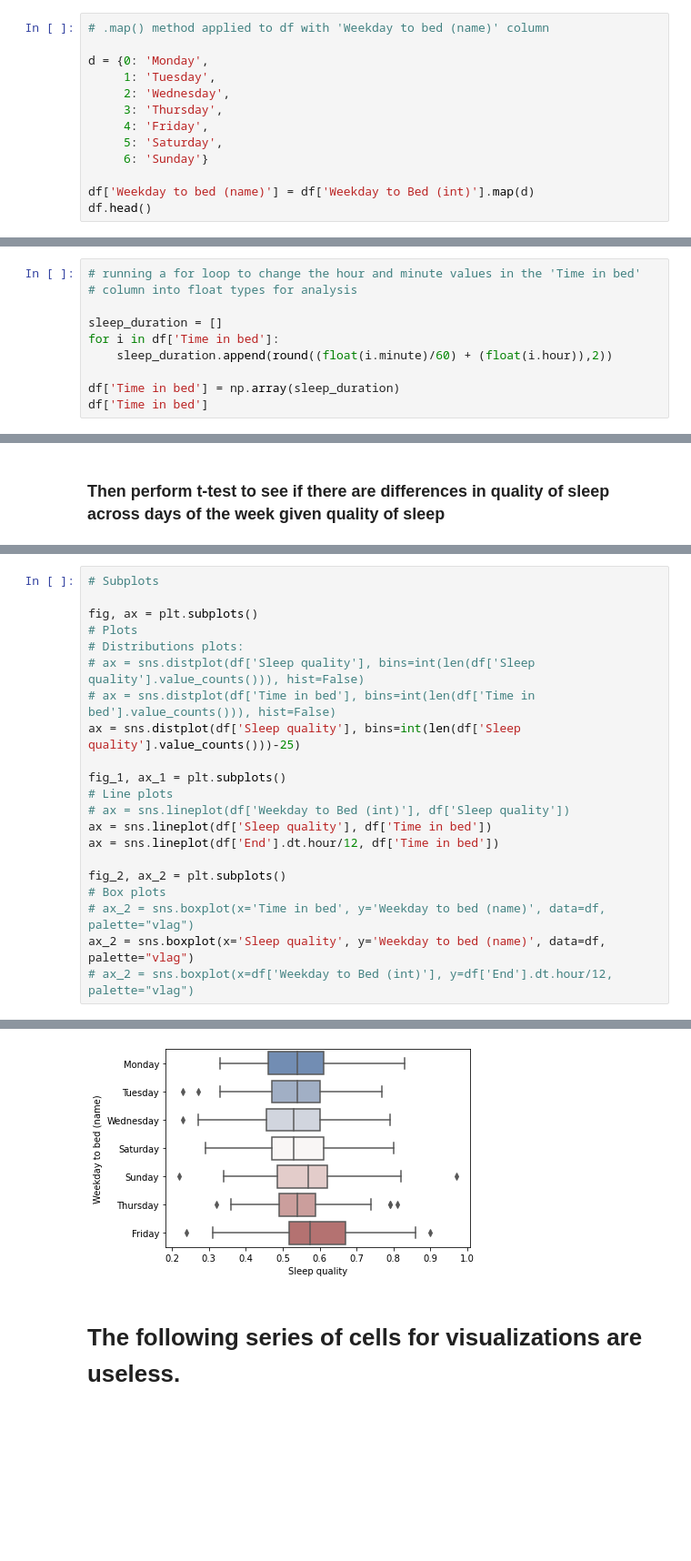
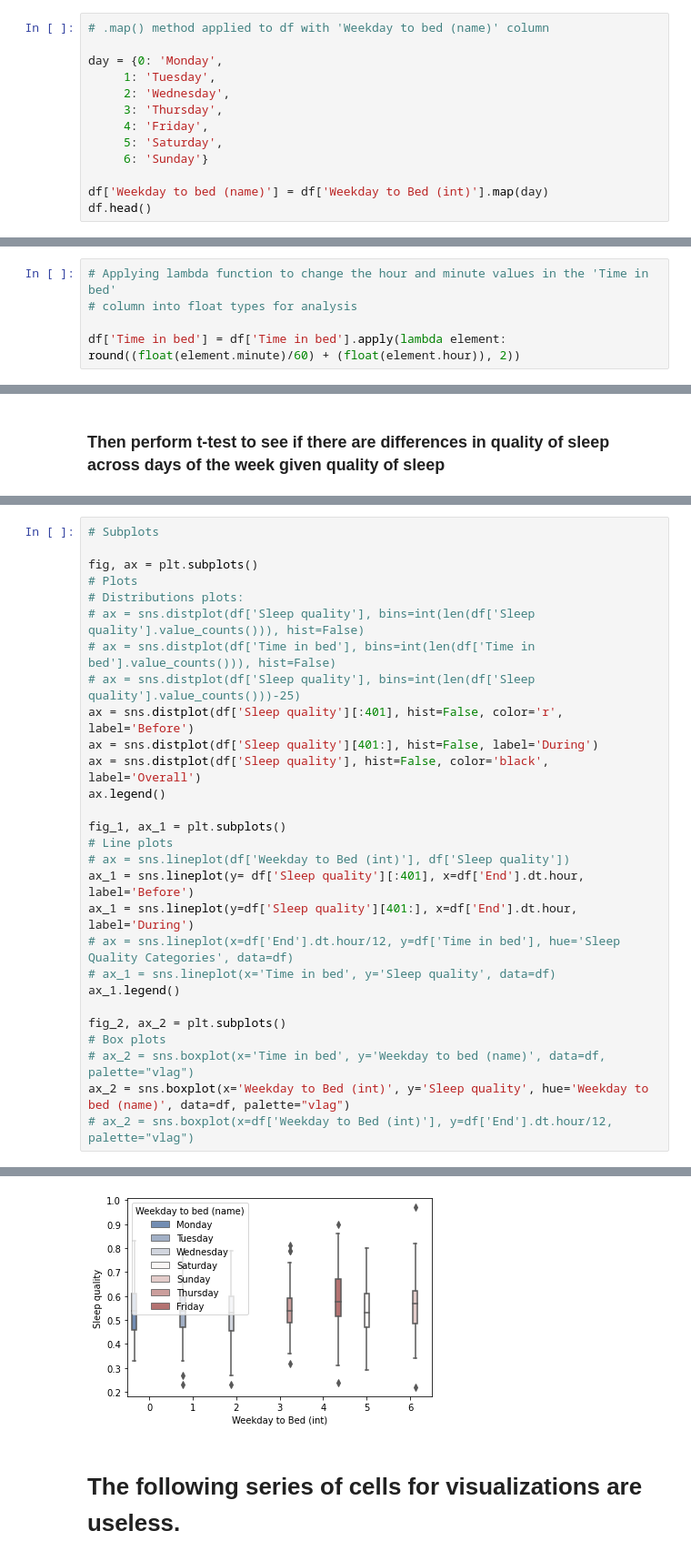
Before and after one commit to AVData/Data_Visualizations, a Jupyter notebook: Sleep_Data_notebook.ipynb, the cells around one changed output, grey strips where cells are left out. Shown at 91% size. Drawn from its saved outputs; the diff is of its cells as text; blank space fills up the shorter version.

Commit message:
finally completed adequate analysis for null hypothesis. Wrangle function set to be applied

```diff
--- a/Sleep_Data_notebook.ipynb
+++ b/Sleep_Data_notebook.ipynb
@@ -298,7 +275,7 @@ df['Weekday to Bed (int)'] = pd.DataFrame(wkday_int)
 # %%
 # .map() method applied to df with 'Weekday to bed (name)' column
 
-d = {0: 'Monday',
+day = {0: 'Monday',
      1: 'Tuesday',
      2: 'Wednesday',
      3: 'Thursday',
@@ -306,7 +283,7 @@ d = {0: 'Monday',
      5: 'Saturday',
      6: 'Sunday'}
 
-df['Weekday to bed (name)'] = df['Weekday to Bed (int)'].map(d)
+df['Weekday to bed (name)'] = df['Weekday to Bed (int)'].map(day)
 df.head()
 # %% [output]
 |  | Start | End | Sleep quality | Time in bed | Activity (steps) | Weekday to Bed (int) | ... |
@@ -461,12 +436,7 @@ type(df['Date to bed'][0])
 # %% [output]
 datetime.date
 # %%
-# running a for loop to change the hour and minute values in the 'Time in bed'
+# Applying lambda function to change the hour and minute values in the 'Time in bed'
 # column into float types for analysis
 
-sleep_duration = []
-for i in df['Time in bed']:
-    sleep_duration.append(round((float(i.minute)/60) + (float(i.hour)),2))
-
-df['Time in bed'] = np.array(sleep_duration)
-df['Time in bed']
+df['Time in bed'] = df['Time in bed'].apply(lambda element: round((float(element.minute)/60) + (float(element.hour)), 2))
@@ -594,17 +578,24 @@ fig, ax = plt.subplots()
 # Distributions plots:
 # ax = sns.distplot(df['Sleep quality'], bins=int(len(df['Sleep quality'].value_counts())), hist=False)
 # ax = sns.distplot(df['Time in bed'], bins=int(len(df['Time in bed'].value_counts())), hist=False)
-ax = sns.distplot(df['Sleep quality'], bins=int(len(df['Sleep quality'].value_counts()))-25)
+# ax = sns.distplot(df['Sleep quality'], bins=int(len(df['Sleep quality'].value_counts()))-25)
+ax = sns.distplot(df['Sleep quality'][:401], hist=False, color='r', label='Before')
+ax = sns.distplot(df['Sleep quality'][401:], hist=False, label='During')
+ax = sns.distplot(df['Sleep quality'], hist=False, color='black', label='Overall')
+ax.legend()
 
 fig_1, ax_1 = plt.subplots()
 # Line plots
 # ax = sns.lineplot(df['Weekday to Bed (int)'], df['Sleep quality'])
-ax = sns.lineplot(df['Sleep quality'], df['Time in bed'])
-ax = sns.lineplot(df['End'].dt.hour/12, df['Time in bed'])
+ax_1 = sns.lineplot(y= df['Sleep quality'][:401], x=df['End'].dt.hour, label='Before')
+ax_1 = sns.lineplot(y=df['Sleep quality'][401:], x=df['End'].dt.hour, label='During')
+# ax = sns.lineplot(x=df['End'].dt.hour/12, y=df['Time in bed'], hue='Sleep Quality Categories', data=df)
+# ax_1 = sns.lineplot(x='Time in bed', y='Sleep quality', data=df)
+ax_1.legend()
 
 fig_2, ax_2 = plt.subplots()
 # Box plots
 # ax_2 = sns.boxplot(x='Time in bed', y='Weekday to bed (name)', data=df, palette="vlag")
-ax_2 = sns.boxplot(x='Sleep quality', y='Weekday to bed (name)', data=df, palette="vlag")
+ax_2 = sns.boxplot(x='Weekday to Bed (int)', y='Sleep quality', hue='Weekday to bed (name)', data=df, palette="vlag")
 # ax_2 = sns.boxplot(x=df['Weekday to Bed (int)'], y=df['End'].dt.hour/12, palette="vlag")
 # %% [output]
@@ -613,4 +604,4 @@ ax_2 = sns.boxplot(x='Sleep quality', y='Weekday to bed (name)', data=df, palett
-[figure, old version]
+[figure, new version]
 # %% [markdown]
 # The following series of cells for visualizations are useless.
 # %%
```
Also changed, not shown: parts of 10 cells of this notebook.
